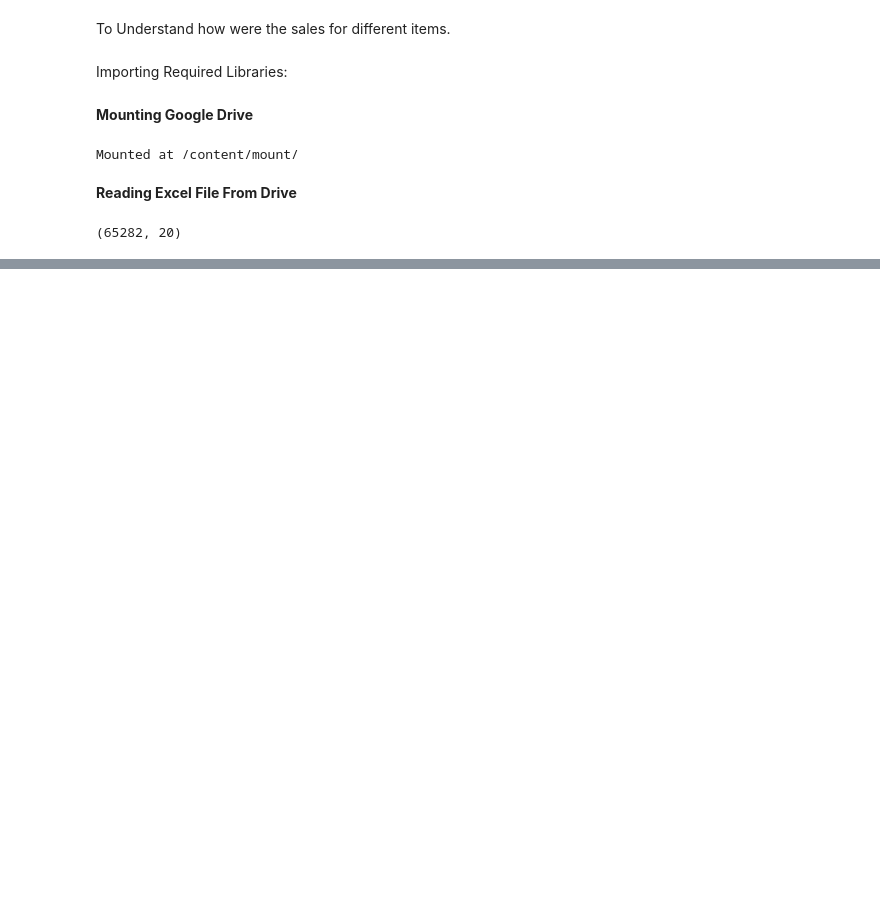
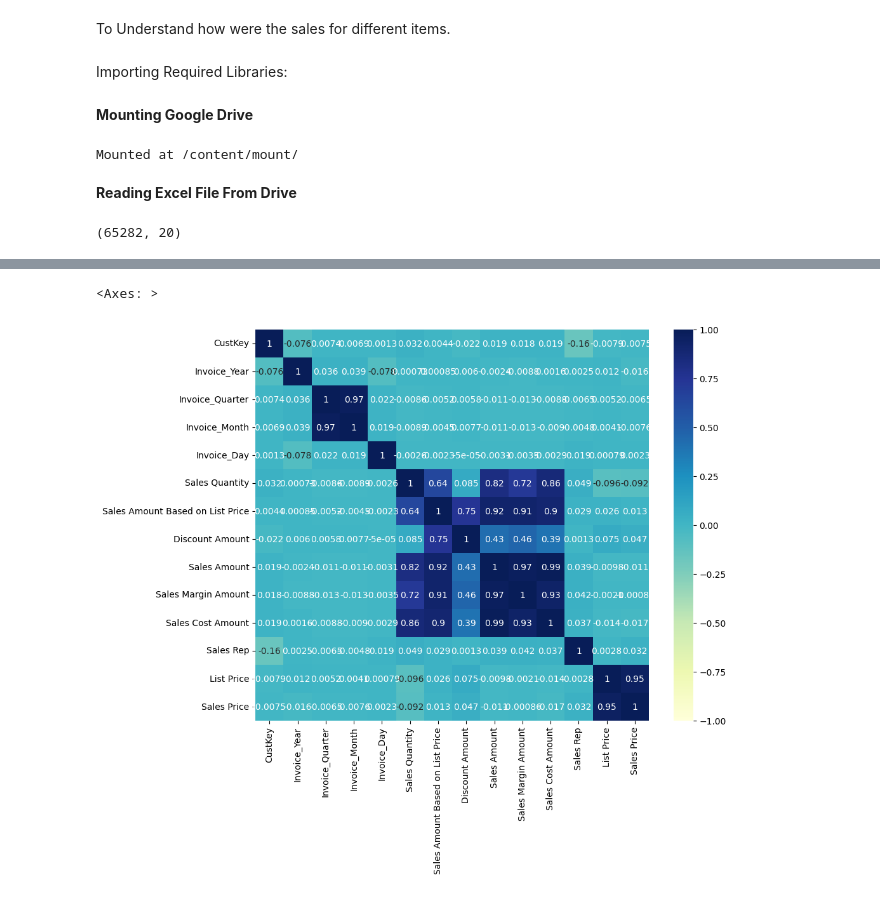
Before and after one commit to SachinYallapurkar/AMAZON-SALES-DATA-ANALYSIS, a Jupyter notebook: Amazon_Sales_Data_Analysis.ipynb, the cells around one changed output, grey strips where cells are left out. Saved outputs shown, nothing was run; the diff lists cells and outputs as text; code cells hidden in the pictures; blank space fills up the shorter version.

Commit message:
Data Cleaning

```diff
--- a/Amazon_Sales_Data_Analysis.ipynb
+++ b/Amazon_Sales_Data_Analysis.ipynb
@@ -30,0 +97,2 @@ sales_data.shape
+# %%
+sales_data1=sales_data.copy()
@@ -30,0 +151,7 @@ sales_data.shape
+# %%
+# Creating Year, Month, Quarter, Day Columns in Sales_data01
+
+sales_data1['Invoice_Year'] = sales_data['Invoice Date'].dt.year
+sales_data1['Invoice_Month'] = sales_data['Invoice Date'].dt.month
+sales_data1['Invoice_Quarter'] = sales_data['Invoice Date'].dt.quarter
+sales_data1['Invoice_Day'] = sales_data['Invoice Date'].dt.day
@@ -30,0 +178,7 @@ sales_data.shape
+# %%
+# Creating Dataframe only with necessary values
+
+sales_data2 = sales_data1[['CustKey','Item','Invoice Date','Invoice_Year','Invoice_Quarter', 'Invoice_Month',
+                           'Invoice_Day', 'Sales Quantity', 'Sales Amount Based on List Price','Discount Amount',
+                           'Sales Amount', 'Sales Margin Amount','Sales Cost Amount','Sales Rep','U/M','List Price',
+                           'Sales Price']]
@@ -30,0 +206,2 @@ sales_data.shape
+# %%
+Final_Data=sales_data2.dropna(subset=['Discount Amount','Sales Price'])
@@ -30,0 +229,8 @@ sales_data.shape
+# %%
+# Checking the Correlation
+
+plt.figure(figsize=(10,8))
+sns.heatmap(Final_Data.corr(method='pearson'), annot=True,vmin=-1, vmax=1, cmap='YlGnBu')
+# %% [output]
+<Axes: >
+[figure, added]
```
Also changed, not shown: parts of 11 cells of this notebook.
